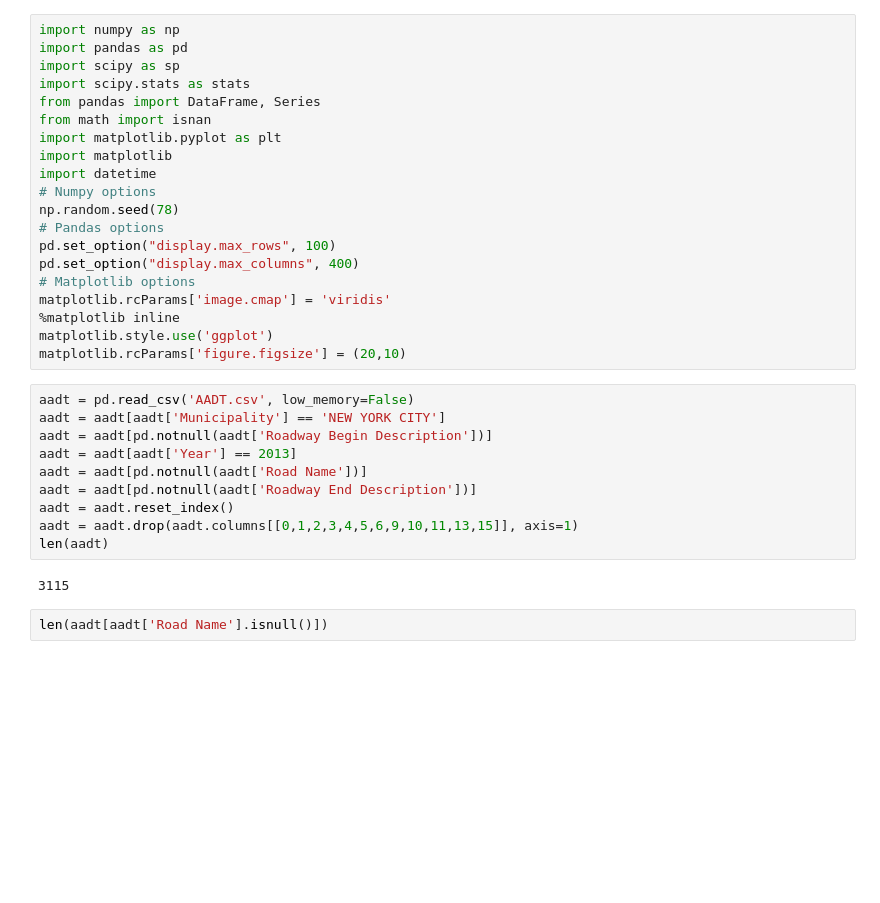
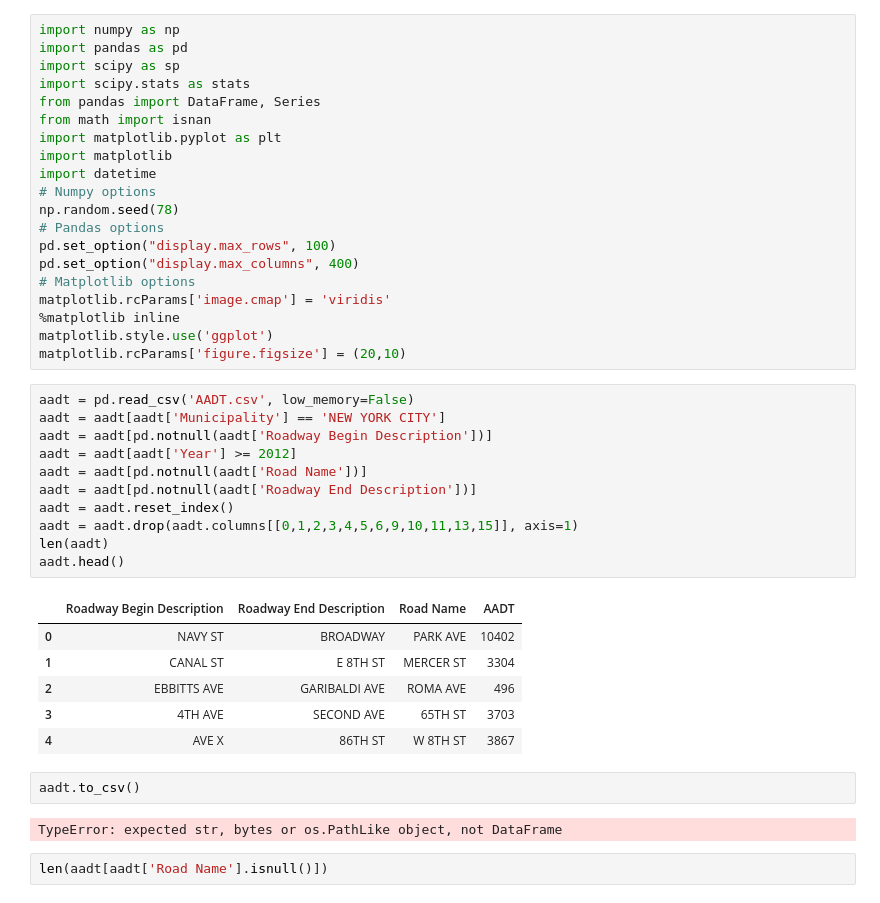
Before and after one commit to nealrea/collisionViz, a Jupyter notebook: data_exploration/data_normilization.ipynb, the cells around one changed output. Saved outputs shown, nothing was run; the diff lists cells and outputs as text; blank space fills up the shorter version.

```diff
--- a/data_exploration/data_normilization.ipynb
+++ b/data_exploration/data_normilization.ipynb
@@ -21,15 +21,25 @@ matplotlib.rcParams['figure.figsize'] = (20,10)
 # %%
 aadt = pd.read_csv('AADT.csv', low_memory=False)
 aadt = aadt[aadt['Municipality'] == 'NEW YORK CITY']
 aadt = aadt[pd.notnull(aadt['Roadway Begin Description'])]
-aadt = aadt[aadt['Year'] == 2013]
+aadt = aadt[aadt['Year'] >= 2012]
 aadt = aadt[pd.notnull(aadt['Road Name'])]
 aadt = aadt[pd.notnull(aadt['Roadway End Description'])]
 aadt = aadt.reset_index()
 aadt = aadt.drop(aadt.columns[[0,1,2,3,4,5,6,9,10,11,13,15]], axis=1)
 len(aadt)
+aadt.head()
 # %% [output]
-3115
+|  | Roadway Begin Description | Roadway End Description | Road Name | AADT |
+| 0 | NAVY ST | BROADWAY | PARK AVE | 10402 |
+| 1 | CANAL ST | E 8TH ST | MERCER ST | 3304 |
+| 2 | EBBITTS AVE | GARIBALDI AVE | ROMA AVE | 496 |
+| 3 | 4TH AVE | SECOND AVE | 65TH ST | 3703 |
+| 4 | AVE X | 86TH ST | W 8TH ST | 3867 |
+# %%
+aadt.to_csv()
+# %% [output]
+TypeError: expected str, bytes or os.PathLike object, not DataFrame
 # %%
 len(aadt[aadt['Road Name'].isnull()])
 # %% [output]
```
Also changed, not shown: parts of 2 cells of this notebook.
